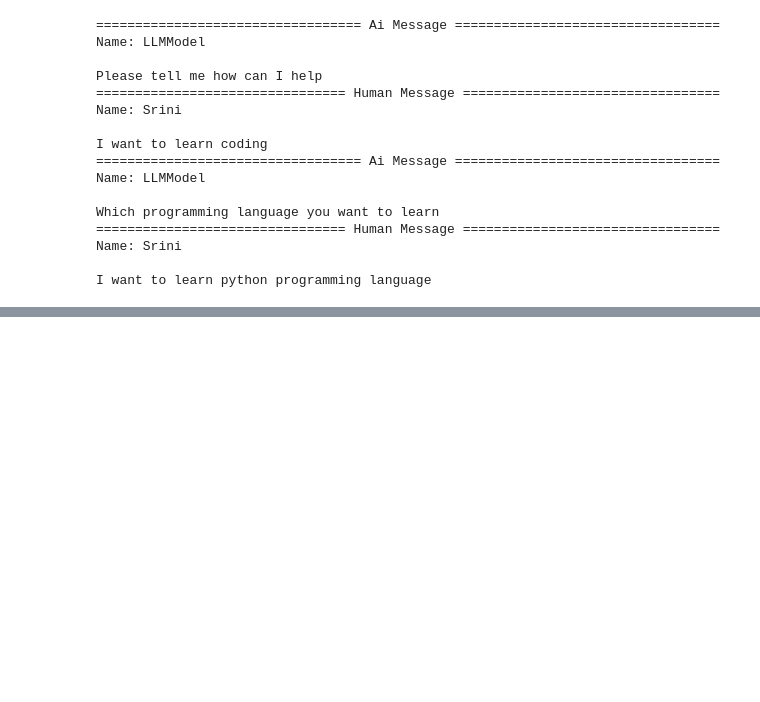
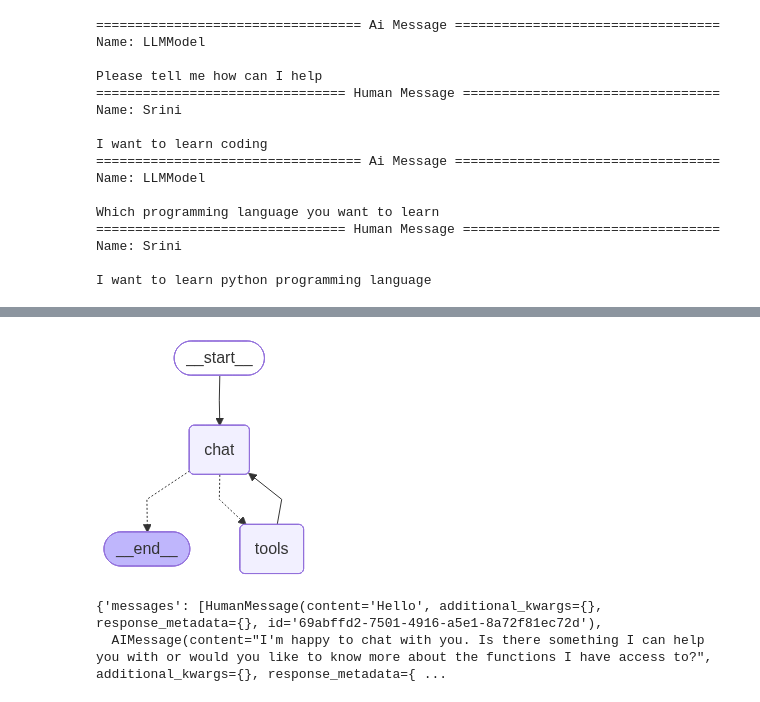
Before and after one commit to sjagadee/agentic_ai_ete, a Jupyter notebook: 3_LangGraph/5_chains.ipynb, the cells around one changed output, grey strips where cells are left out. Drawn from its saved outputs; the diff is of its cells as text; code cells hidden in the pictures; blank space fills up the shorter version.

```diff
--- a/3_LangGraph/5_chains.ipynb
+++ b/3_LangGraph/5_chains.ipynb
@@ -103,0 +212,30 @@ natural language input and this will return an output that matches the tool's sc
+# %%
+tools_node = ToolNode(tools)
+# %%
+# now lets build a graph with tools
+
+# initialize the graph
+graph = StateGraph(ChatState)
+
+# add nodes
+graph.add_node("chat", chat_node)
+graph.add_node("tools", tools_node)
+
+# add edges
+graph.add_edge(START, "chat")
+graph.add_conditional_edges("chat", tools_condition)
+graph.add_edge("tools", "chat")
+graph.add_edge("chat", END)
+
+# compile the graph
+workflow_with_tools = graph.compile()
+workflow_with_tools
+# %% [output]
+[figure, added]
+# %%
+initial_state = {'messages': [HumanMessage(content="Hello")]}
+final_state = workflow_with_tools.invoke(initial_state)
+final_state
+# %% [output]
+{'messages': [HumanMessage(content='Hello', additional_kwargs={}, response_metadata={}, id='69abffd2-7501-4916-a5e1-8a72f81ec72d'),
+  AIMessage(content="I'm happy to chat with you. Is there something I can help you with or would you like to know more about the functions I have access to?", additional_kwargs={}, response_metadata={ ...
```
Also changed, not shown: parts of 18 cells of this notebook.
